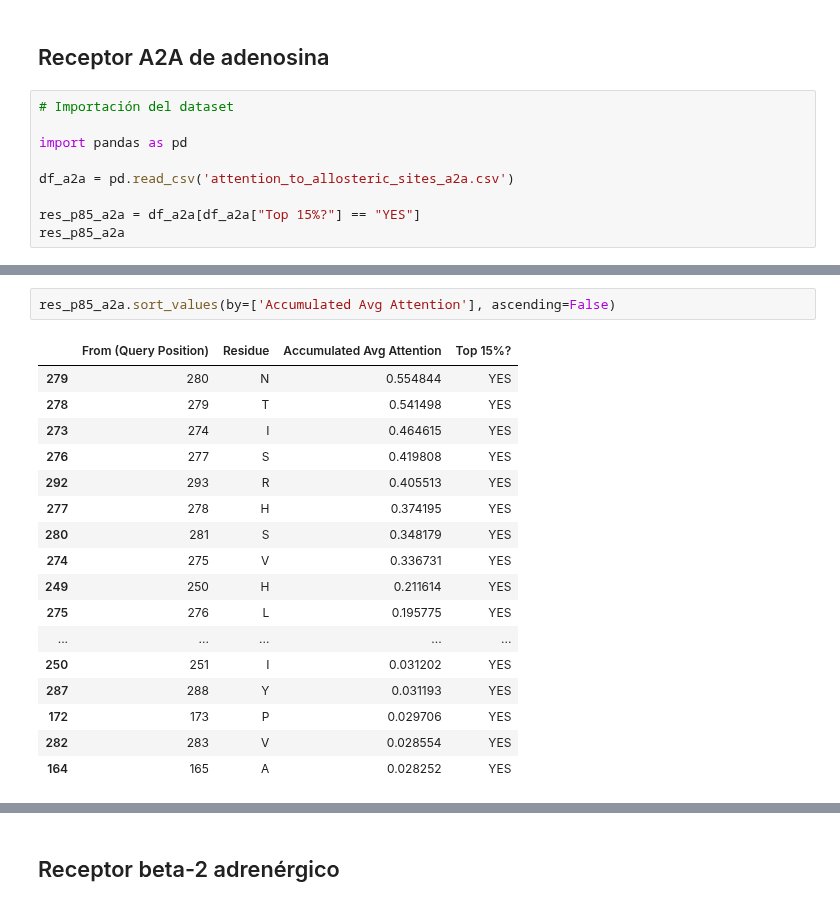
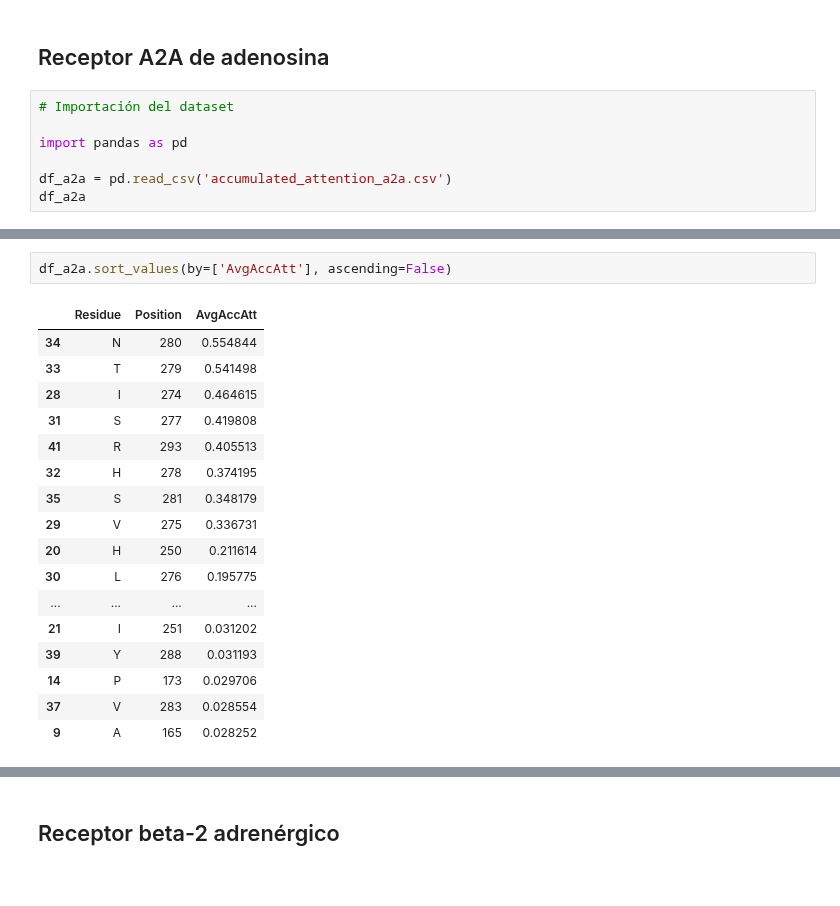
Before and after one commit to jdlg-42/GPCRAllostericAnalysis, a Jupyter notebook: attention_data_analysis.ipynb, the cells around one changed output, grey strips where cells are left out. Cells and saved outputs as stored; diff of their text form.

```diff
--- a/attention_data_analysis.ipynb
+++ b/attention_data_analysis.ipynb
@@ -16,8 +16,6 @@ Tras realizar el análisis usando ESM-2 se generan dos archivos CSV, uno para ca
 
 import pandas as pd
 
-df_a2a = pd.read_csv('attention_to_allosteric_sites_a2a.csv')
-
-res_p85_a2a = df_a2a[df_a2a["Top 15%?"] == "YES"]
-res_p85_a2a
+df_a2a = pd.read_csv('accumulated_attention_a2a.csv')
+df_a2a
 # %% [output]
@@ -66,25 +64,25 @@ print(f"El valor máximo de atención acumulada es de {round(max_a2a_value,6)} p
 # %% [output]
 El valor máximo de atención acumulada es de 0.554844 para el residuo 280 y el valor mínimo es de 0.028252 para el residuo 165.
 # %%
-res_p85_a2a.sort_values(by=['Accumulated Avg Attention'], ascending=False)
+df_a2a.sort_values(by=['AvgAccAtt'], ascending=False)
 # %% [output]
-|  | From (Query Position) | Residue | Accumulated Avg Attention | Top 15%? |
-| 279 | 280 | N | 0.554844 | YES |
-| 278 | 279 | T | 0.541498 | YES |
-| 273 | 274 | I | 0.464615 | YES |
-| 276 | 277 | S | 0.419808 | YES |
-| 292 | 293 | R | 0.405513 | YES |
-| 277 | 278 | H | 0.374195 | YES |
-| 280 | 281 | S | 0.348179 | YES |
-| 274 | 275 | V | 0.336731 | YES |
-| 249 | 250 | H | 0.211614 | YES |
-| 275 | 276 | L | 0.195775 | YES |
-| ... | ... | ... | ... | ... |
-| 250 | 251 | I | 0.031202 | YES |
-| 287 | 288 | Y | 0.031193 | YES |
-| 172 | 173 | P | 0.029706 | YES |
-| 282 | 283 | V | 0.028554 | YES |
-| 164 | 165 | A | 0.028252 | YES |
+|  | Residue | Position | AvgAccAtt |
+| 34 | N | 280 | 0.554844 |
+| 33 | T | 279 | 0.541498 |
+| 28 | I | 274 | 0.464615 |
+| 31 | S | 277 | 0.419808 |
+| 41 | R | 293 | 0.405513 |
+| 32 | H | 278 | 0.374195 |
+| 35 | S | 281 | 0.348179 |
+| 29 | V | 275 | 0.336731 |
+| 20 | H | 250 | 0.211614 |
+| 30 | L | 276 | 0.195775 |
+| ... | ... | ... | ... |
+| 21 | I | 251 | 0.031202 |
+| 39 | Y | 288 | 0.031193 |
+| 14 | P | 173 | 0.029706 |
+| 37 | V | 283 | 0.028554 |
+| 9 | A | 165 | 0.028252 |
 # %%
 # Promedio y desviación estandar de atención promedio acumulada
 
```
Also changed, not shown: parts of 9 cells of this notebook.
